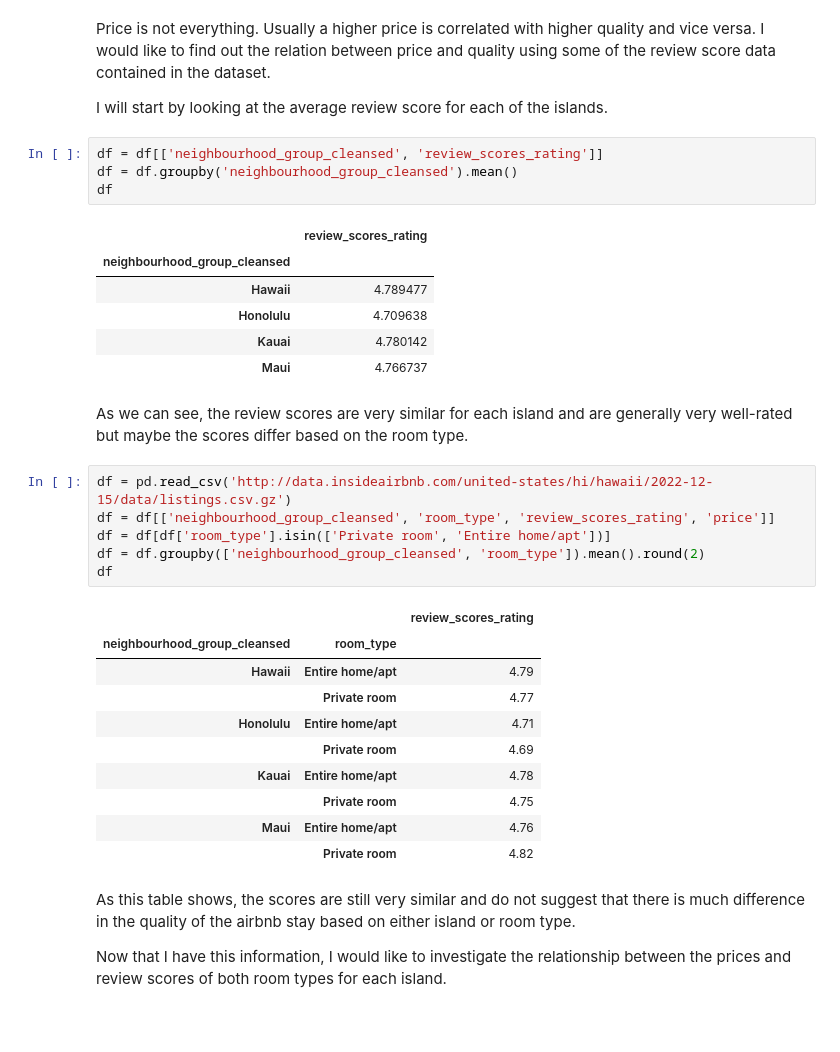
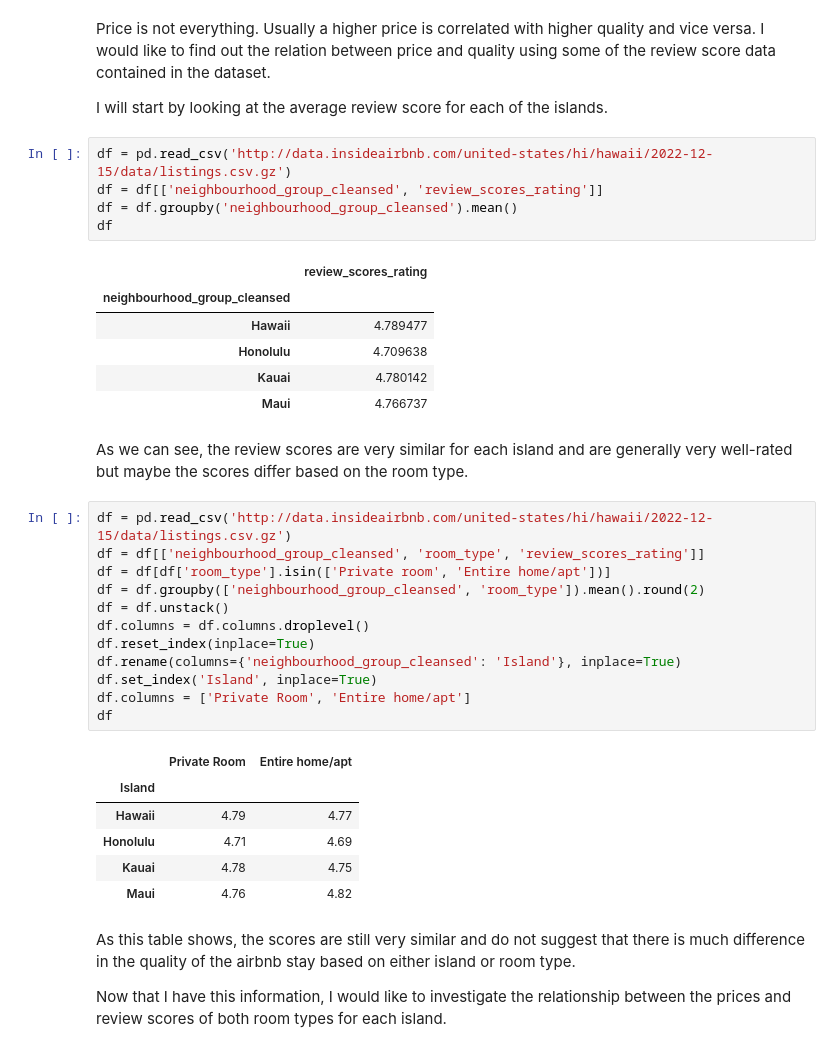
Before and after one commit to ubco-W2022T2-data301/project-group-group38, a Jupyter notebook: CB_EDA_Milestone3.ipynb, the cells around one changed output. Saved outputs shown, nothing was run; the diff lists cells and outputs as text; blank space fills up the shorter version.

```diff
--- a/CB_EDA_Milestone3.ipynb
+++ b/CB_EDA_Milestone3.ipynb
@@ -210,6 +205,7 @@ Price is not everything. Usually a higher price is correlated with higher qualit
 
 I will start by looking at the average review score for each of the islands.
 # %%
+df = pd.read_csv('http://data.insideairbnb.com/united-states/hi/hawaii/2022-12-15/data/listings.csv.gz')
 df = df[['neighbourhood_group_cleansed', 'review_scores_rating']]
 df = df.groupby('neighbourhood_group_cleansed').mean()
 df
@@ -222,23 +218,25 @@ df
 | Maui | 4.766737 |
 # %% [markdown]
 As we can see, the review scores are very similar for each island and are generally very well-rated but maybe the scores differ based on the room type.
-# %%
-df = pd.read_csv('http://data.insideairbnb.com/united-states/hi/hawaii/2022-12-15/data/listings.csv.gz')
-df = df[['neighbourhood_group_cleansed', 'room_type', 'review_scores_rating', 'price']]
-df = df[df['room_type'].isin(['Private room', 'Entire home/apt'])]
-df = df.groupby(['neighbourhood_group_cleansed', 'room_type']).mean().round(2)
-df
-# %% [output]
-|  |  | review_scores_rating |
-| neighbourhood_group_cleansed | room_type |  |
-| Hawaii | Entire home/apt | 4.79 |
-|  | Private room | 4.77 |
-| Honolulu | Entire home/apt | 4.71 |
-|  | Private room | 4.69 |
-| Kauai | Entire home/apt | 4.78 |
-|  | Private room | 4.75 |
-| Maui | Entire home/apt | 4.76 |
-|  | Private room | 4.82 |
+# %%
+df = pd.read_csv('http://data.insideairbnb.com/united-states/hi/hawaii/2022-12-15/data/listings.csv.gz')
+df = df[['neighbourhood_group_cleansed', 'room_type', 'review_scores_rating']]
+df = df[df['room_type'].isin(['Private room', 'Entire home/apt'])]
+df = df.groupby(['neighbourhood_group_cleansed', 'room_type']).mean().round(2)
+df = df.unstack()
+df.columns = df.columns.droplevel()
+df.reset_index(inplace=True)
+df.rename(columns={'neighbourhood_group_cleansed': 'Island'}, inplace=True)
+df.set_index('Island', inplace=True)
+df.columns = ['Private Room', 'Entire home/apt']
+df
+# %% [output]
+|  | Private Room | Entire home/apt |
+| Island |  |  |
+| Hawaii | 4.79 | 4.77 |
+| Honolulu | 4.71 | 4.69 |
+| Kauai | 4.78 | 4.75 |
+| Maui | 4.76 | 4.82 |
 # %% [markdown]
 As this table shows, the scores are still very similar and do not suggest that there is much difference in the quality of the airbnb stay based on either island or room type.
 
```
Also changed, not shown: parts of 6 cells of this notebook.
